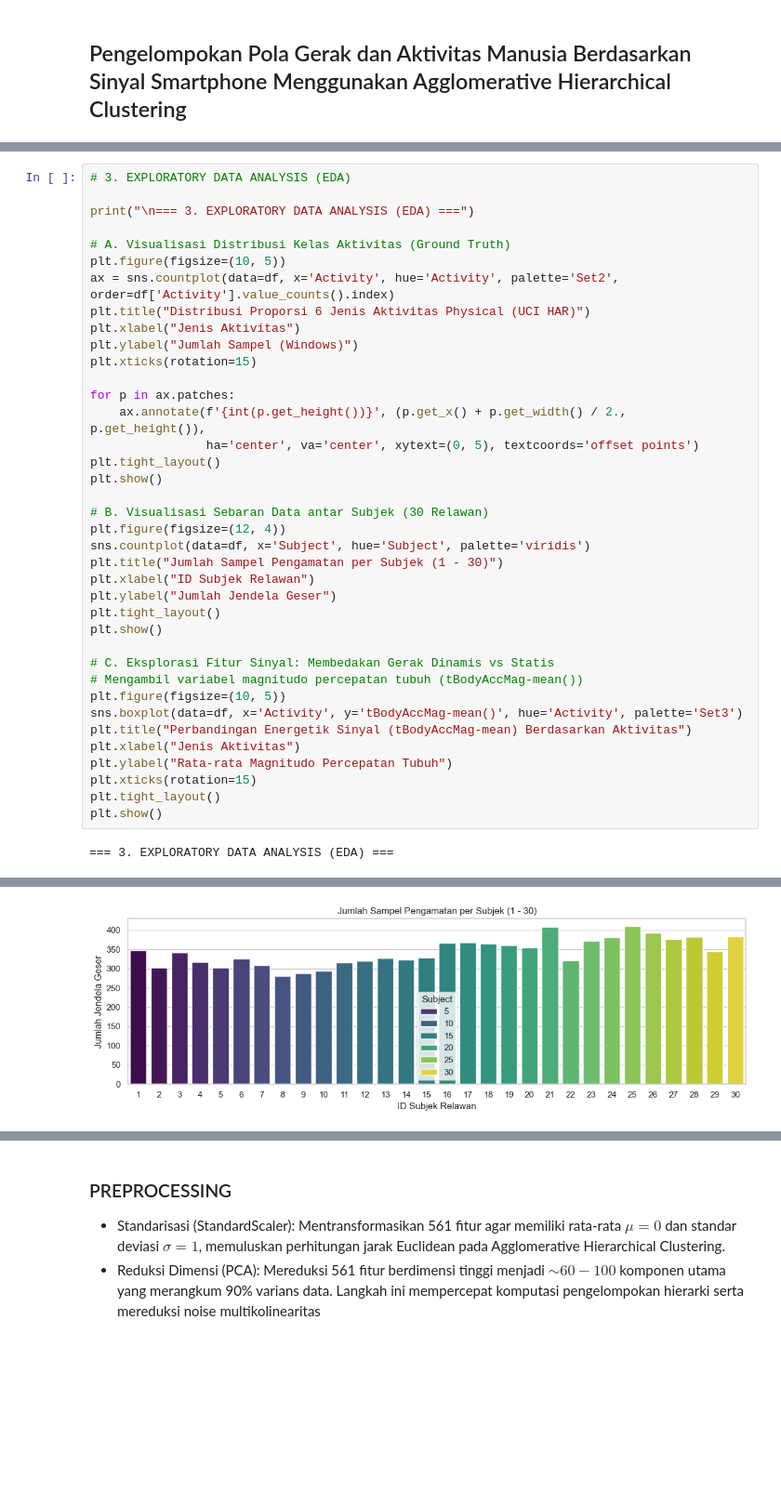
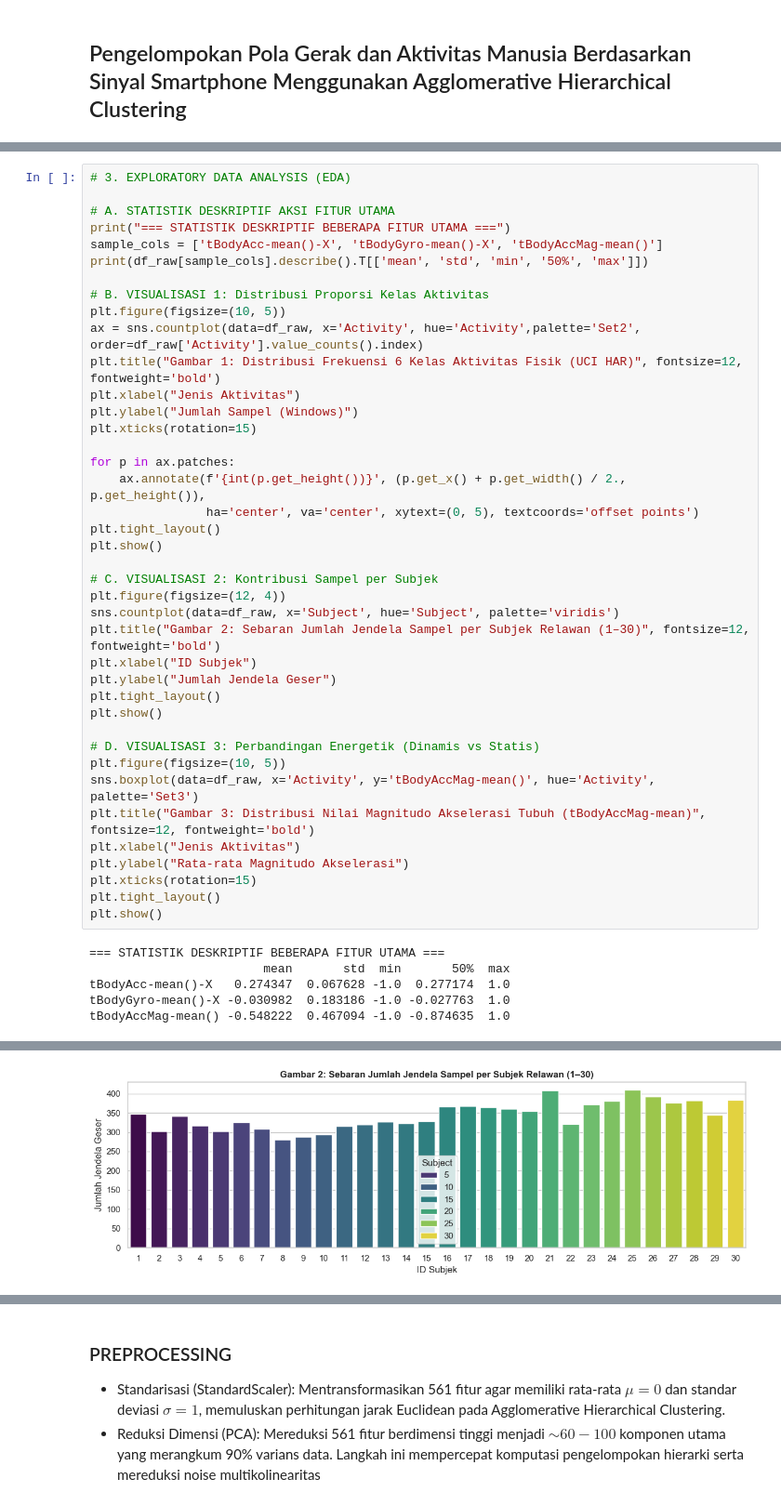
Before and after one commit to KLVA147/10_DS-IF-A_DC-Cakung, a Jupyter notebook: Main.ipynb, the cells around one changed output, grey strips where cells are left out. Shown at 93% size. Drawn from its saved outputs; the diff is of its cells as text; blank space fills up the shorter version.

```diff
--- a/Main.ipynb
+++ b/Main.ipynb
@@ -118,12 +123,15 @@ Data bersih: Tidak memerlukan imputasi atau drop duplikat.
 # %%
 # 3. EXPLORATORY DATA ANALYSIS (EDA)
 
-print("\n=== 3. EXPLORATORY DATA ANALYSIS (EDA) ===")
+# A. STATISTIK DESKRIPTIF AKSI FITUR UTAMA
+print("=== STATISTIK DESKRIPTIF BEBERAPA FITUR UTAMA ===")
+sample_cols = ['tBodyAcc-mean()-X', 'tBodyGyro-mean()-X', 'tBodyAccMag-mean()']
+print(df_raw[sample_cols].describe().T[['mean', 'std', 'min', '50%', 'max']])
 
-# A. Visualisasi Distribusi Kelas Aktivitas (Ground Truth)
+# B. VISUALISASI 1: Distribusi Proporsi Kelas Aktivitas
 plt.figure(figsize=(10, 5))
-ax = sns.countplot(data=df, x='Activity', hue='Activity', palette='Set2', order=df['Activity'].value_counts().index)
-plt.title("Distribusi Proporsi 6 Jenis Aktivitas Physical (UCI HAR)")
+ax = sns.countplot(data=df_raw, x='Activity', hue='Activity',palette='Set2', order=df_raw['Activity'].value_counts().index)
+plt.title("Gambar 1: Distribusi Frekuensi 6 Kelas Aktivitas Fisik (UCI HAR)", fontsize=12, fontweight='bold')
 plt.xlabel("Jenis Aktivitas")
 plt.ylabel("Jumlah Sampel (Windows)")
 plt.xticks(rotation=15)
@@ -134,24 +142,27 @@ for p in ax.patches:
 plt.tight_layout()
 plt.show()
 
-# B. Visualisasi Sebaran Data antar Subjek (30 Relawan)
+# C. VISUALISASI 2: Kontribusi Sampel per Subjek
 plt.figure(figsize=(12, 4))
-sns.countplot(data=df, x='Subject', hue='Subject', palette='viridis')
-plt.title("Jumlah Sampel Pengamatan per Subjek (1 - 30)")
-plt.xlabel("ID Subjek Relawan")
+sns.countplot(data=df_raw, x='Subject', hue='Subject', palette='viridis')
+plt.title("Gambar 2: Sebaran Jumlah Jendela Sampel per Subjek Relawan (1–30)", fontsize=12, fontweight='bold')
+plt.xlabel("ID Subjek")
 plt.ylabel("Jumlah Jendela Geser")
 plt.tight_layout()
 plt.show()
 
-# C. Eksplorasi Fitur Sinyal: Membedakan Gerak Dinamis vs Statis
-# Mengambil variabel magnitudo percepatan tubuh (tBodyAccMag-mean())
+# D. VISUALISASI 3: Perbandingan Energetik (Dinamis vs Statis)
 plt.figure(figsize=(10, 5))
-sns.boxplot(data=df, x='Activity', y='tBodyAccMag-mean()', hue='Activity', palette='Set3')
-plt.title("Perbandingan Energetik Sinyal (tBodyAccMag-mean) Berdasarkan Aktivitas")
+sns.boxplot(data=df_raw, x='Activity', y='tBodyAccMag-mean()', hue='Activity', palette='Set3')
+plt.title("Gambar 3: Distribusi Nilai Magnitudo Akselerasi Tubuh (tBodyAccMag-mean)", fontsize=12, fontweight='bold')
 plt.xlabel("Jenis Aktivitas")
-plt.ylabel("Rata-rata Magnitudo Percepatan Tubuh")
+plt.ylabel("Rata-rata Magnitudo Akselerasi")
 plt.xticks(rotation=15)
 plt.tight_layout()
 plt.show()
 # %% [output]
-=== 3. EXPLORATORY DATA ANALYSIS (EDA) ===
+=== STATISTIK DESKRIPTIF BEBERAPA FITUR UTAMA ===
+                        mean       std  min       50%  max
+tBodyAcc-mean()-X   0.274347  0.067628 -1.0  0.277174  1.0
+tBodyGyro-mean()-X -0.030982  0.183186 -1.0 -0.027763  1.0
+tBodyAccMag-mean() -0.548222  0.467094 -1.0 -0.874635  1.0
@@ -159 +170 @@ plt.show()
-[figure, old version]
+[figure, new version]
```
Also changed, not shown: parts of 15 cells of this notebook.
